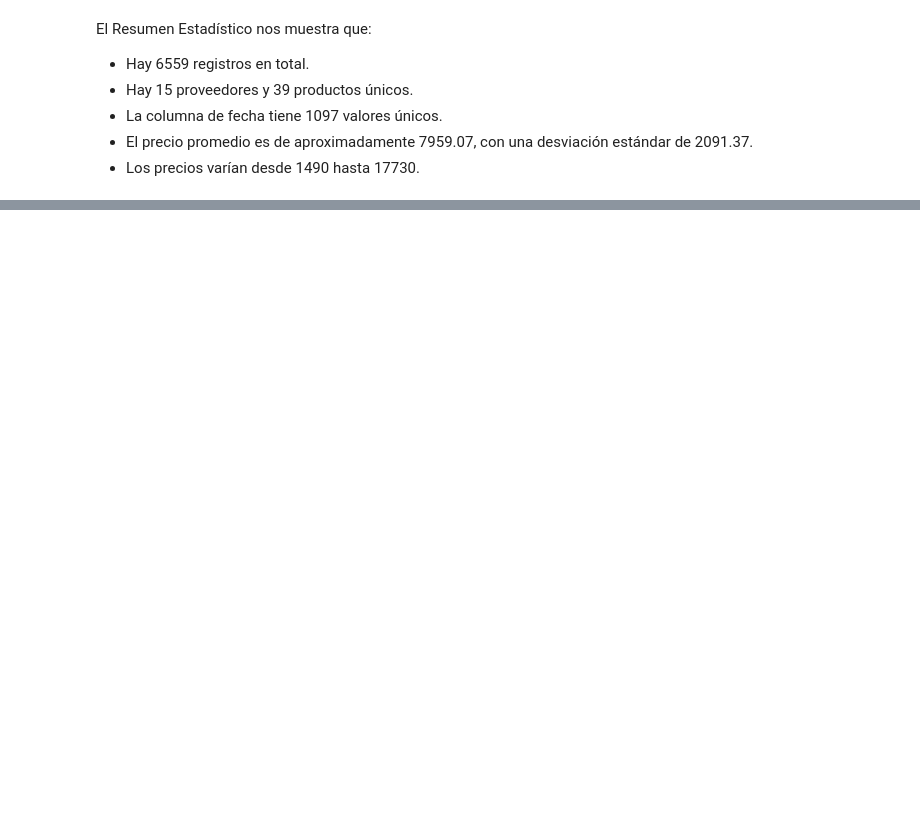
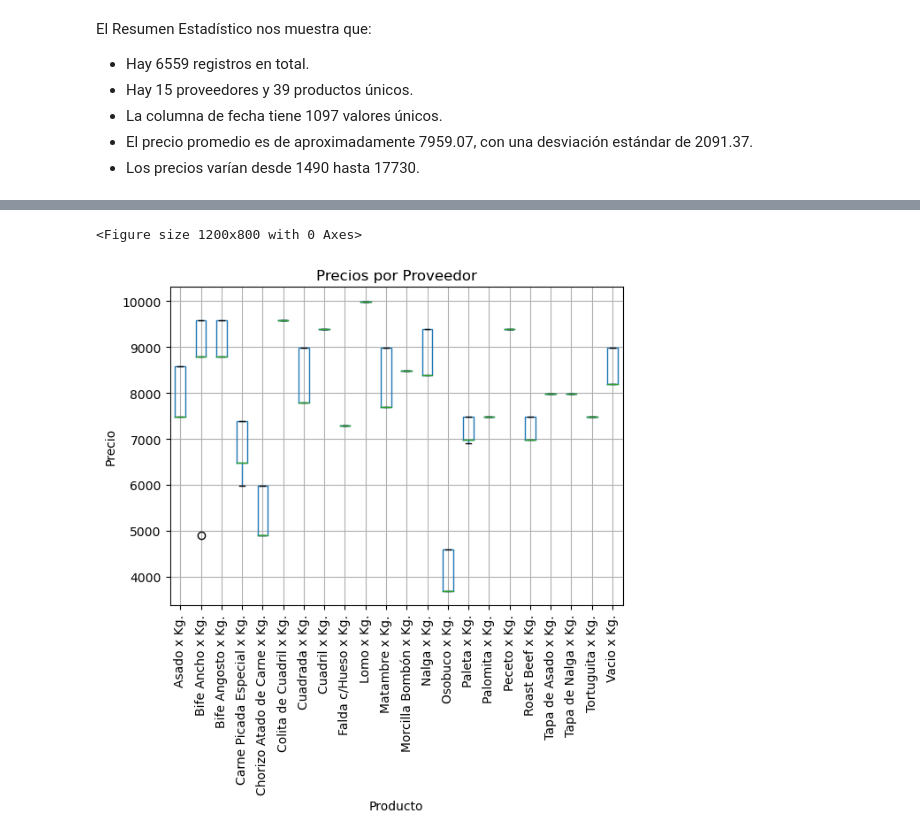
Before and after one commit to Nahuel349/PrecioBajo, a Jupyter notebook: notebooks/Examen_Parcial_V1.ipynb, the cells around one changed output, grey strips where cells are left out. Drawn from its saved outputs; the diff is of its cells as text; code cells hidden in the pictures; blank space fills up the shorter version.

```diff
--- a/notebooks/Examen_Parcial_V1.ipynb
+++ b/notebooks/Examen_Parcial_V1.ipynb
@@ -156,0 +187,5 @@ Name: fecha, dtype: datetime64[ns]
+# %%
+# 10- Filtro los Datos de un proveedor específico - Ejemplo: Mercado el Jassmin
+
+dfproveedor = dfcarnes[dfcarnes['proveedor'] == 'Mercadito El Jassmin']
+dfproveedor.head(8)
@@ -156,0 +202,13 @@ Name: fecha, dtype: datetime64[ns]
+# %%
+# 11- Boxplot de Precios de los Productos por un Proveedor especifico
+
+plt.figure(figsize=(12, 8))
+dfproveedor.boxplot(column='precio', by='producto', grid=True, rot=90)
+plt.title('Precios por Proveedor')
+plt.suptitle('')
+plt.xlabel('Producto')
+plt.ylabel('Precio')
+plt.show()
+# %% [output]
+<Figure size 1200x800 with 0 Axes>
+[figure, added]
```
Also changed, not shown: parts of 30 cells of this notebook.
